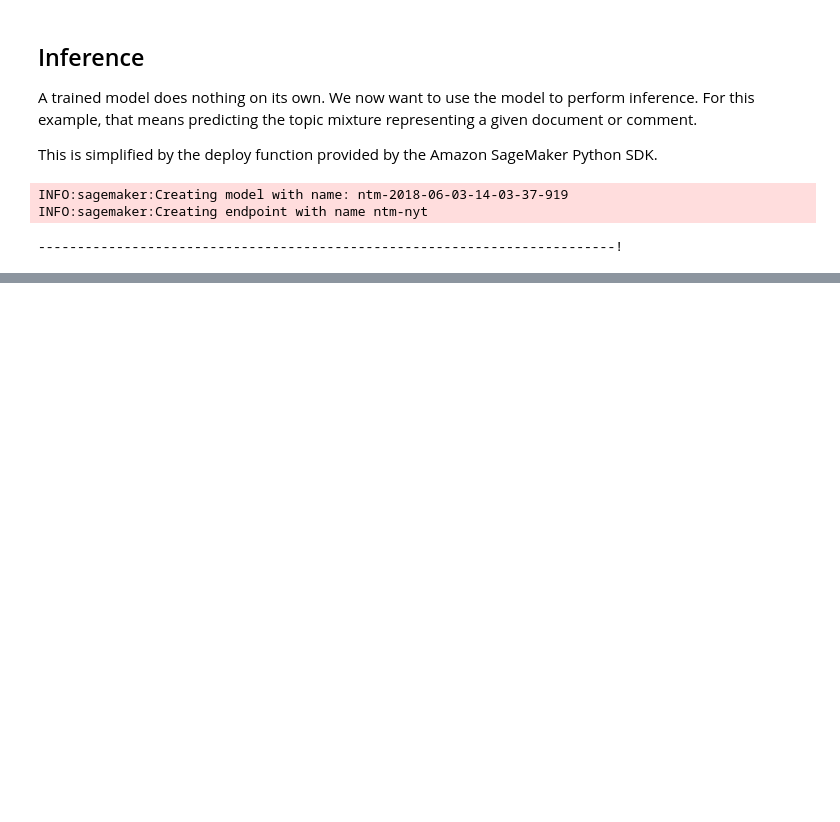
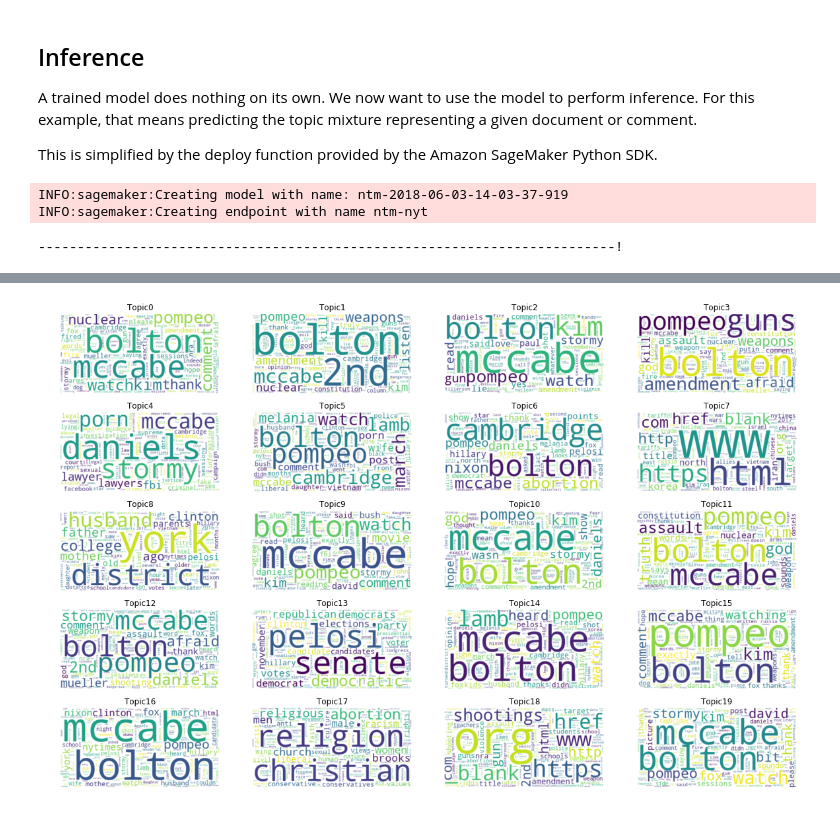
Before and after one commit to jshudzina/sagemaker-tutorial, a Jupyter notebook: 3. NY Times - Neural Topic Model.ipynb, the cells around one changed output, grey strips where cells are left out. Drawn from its saved outputs; the diff is of its cells as text; code cells hidden in the pictures; blank space fills up the shorter version.

Commit message:
visualize topics

```diff
--- a/3. NY Times - Neural Topic Model.ipynb
+++ b/3. NY Times - Neural Topic Model.ipynb
@@ -137,0 +134,3 @@ INFO:sagemaker:Deleting endpoint with name: ntm-2018-05-22-22-03-44-121
+# %%
+model = mx.ndarray.load('params')
+W = model['arg:projection_weight']
@@ -137,0 +160,48 @@ INFO:sagemaker:Deleting endpoint with name: ntm-2018-05-22-22-03-44-121
+# %%
+import boto3
+import json
+
+s3 = boto3.resource('s3')
+obj = s3.Object('sagemaker-us-east-1-228889150161','data/nyt-features/vocab.json')
+obj.download_file('vocab.json')
+
+def load_vocab():
+    with open('vocab.json', 'r') as json_file:
+        return json.load(json_file)
+# %%
+import matplotlib.pyplot as plt
+%matplotlib inline
+
+word_to_id = load_vocab()
+
+limit = 24
+n_col = 4
+counter = 0
+
+plt.figure(figsize=(20,16))
+for ind in range(num_topics):
+
+    if counter >= limit:
+        break
+
+    title_str = 'Topic{}'.format(ind)
+
+    #pvals = mx.nd.softmax(W[:, ind]).asnumpy()
+    pvals = mx.nd.softmax(mx.nd.array(W[:, ind])).asnumpy()
+
+    word_freq = dict()
+    for k in word_to_id.keys():
+        i = word_to_id[k]
+        word_freq[k] =pvals[i]
+
+    wordcloud = wc.WordCloud(background_color='white').fit_words(word_freq)
+
+    plt.subplot(limit // n_col, n_col, counter+1)
+    plt.imshow(wordcloud, interpolation='bilinear')
+    plt.axis("off")
+    plt.title(title_str)
+    #plt.close()
+
+    counter +=1
+# %% [output]
+[figure, added]
```
Also changed, not shown: parts of 10 cells of this notebook, 1 other file.
